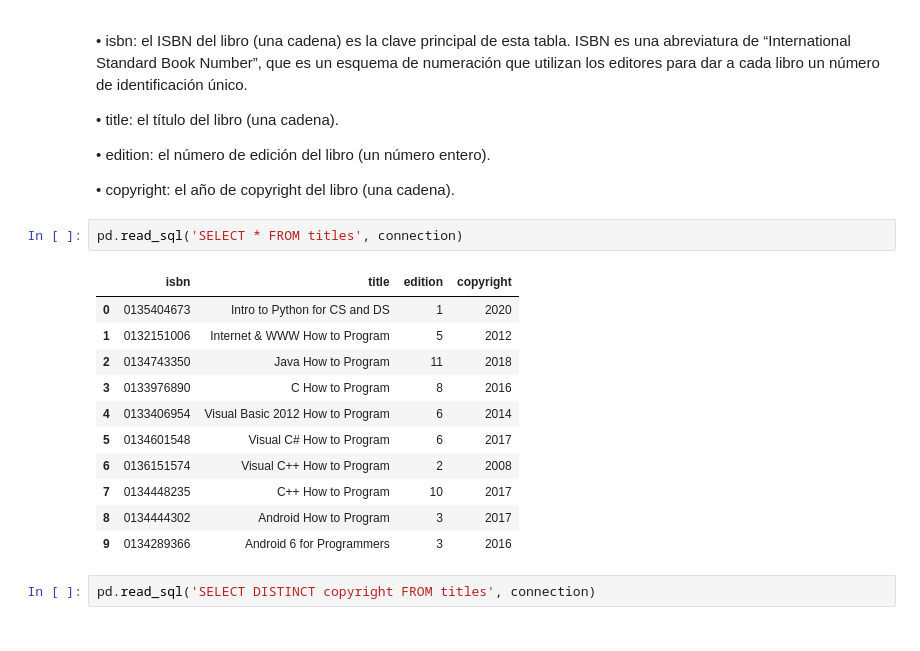
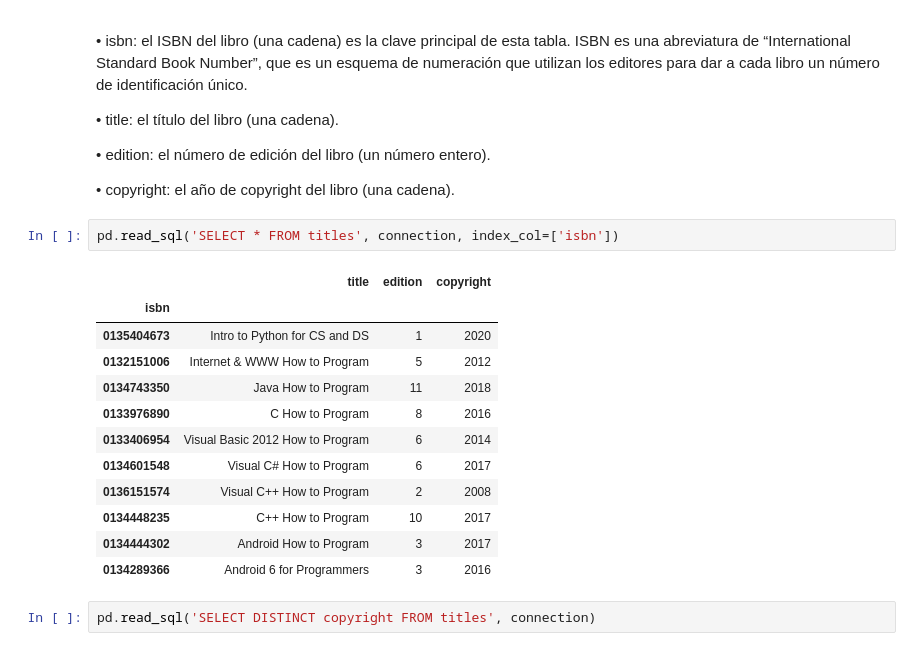
Before and after one commit to Lemito66/Maestria, a Jupyter notebook: Big Data/lab_SQLite/SQL_lab.ipynb, the cells around one changed output. Drawn from its saved outputs; the diff is of its cells as text.

Commit message:
introducción sql

```diff
--- a/Big Data/lab_SQLite/SQL_lab.ipynb
+++ b/Big Data/lab_SQLite/SQL_lab.ipynb
@@ -80,19 +78,20 @@ La tabla de títulos almacena todos los libros y tiene cuatro columnas:
 
 • copyright: el año de copyright del libro (una cadena).
 # %%
-pd.read_sql('SELECT * FROM titles', connection)
+pd.read_sql('SELECT * FROM titles', connection, index_col=['isbn'])
 # %% [output]
-|  | isbn | title | edition | copyright |
-| 0 | 0135404673 | Intro to Python for CS and DS | 1 | 2020 |
-| 1 | 0132151006 | Internet & WWW How to Program | 5 | 2012 |
-| 2 | 0134743350 | Java How to Program | 11 | 2018 |
-| 3 | 0133976890 | C How to Program | 8 | 2016 |
-| 4 | 0133406954 | Visual Basic 2012 How to Program | 6 | 2014 |
-| 5 | 0134601548 | Visual C# How to Program | 6 | 2017 |
-| 6 | 0136151574 | Visual C++ How to Program | 2 | 2008 |
-| 7 | 0134448235 | C++ How to Program | 10 | 2017 |
-| 8 | 0134444302 | Android How to Program | 3 | 2017 |
-| 9 | 0134289366 | Android 6 for Programmers | 3 | 2016 |
+|  | title | edition | copyright |
+| isbn |  |  |  |
+| 0135404673 | Intro to Python for CS and DS | 1 | 2020 |
+| 0132151006 | Internet & WWW How to Program | 5 | 2012 |
+| 0134743350 | Java How to Program | 11 | 2018 |
+| 0133976890 | C How to Program | 8 | 2016 |
+| 0133406954 | Visual Basic 2012 How to Program | 6 | 2014 |
+| 0134601548 | Visual C# How to Program | 6 | 2017 |
+| 0136151574 | Visual C++ How to Program | 2 | 2008 |
+| 0134448235 | C++ How to Program | 10 | 2017 |
+| 0134444302 | Android How to Program | 3 | 2017 |
+| 0134289366 | Android 6 for Programmers | 3 | 2016 |
 # %%
 pd.read_sql('SELECT DISTINCT copyright FROM titles', connection)
 # %% [output]
```
Also changed, not shown: parts of 9 cells of this notebook.
